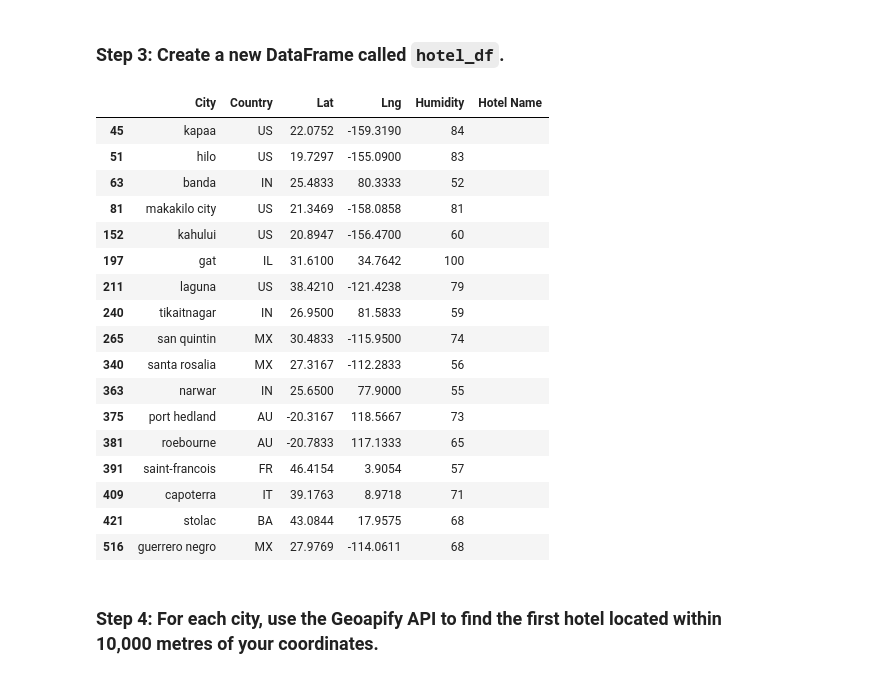
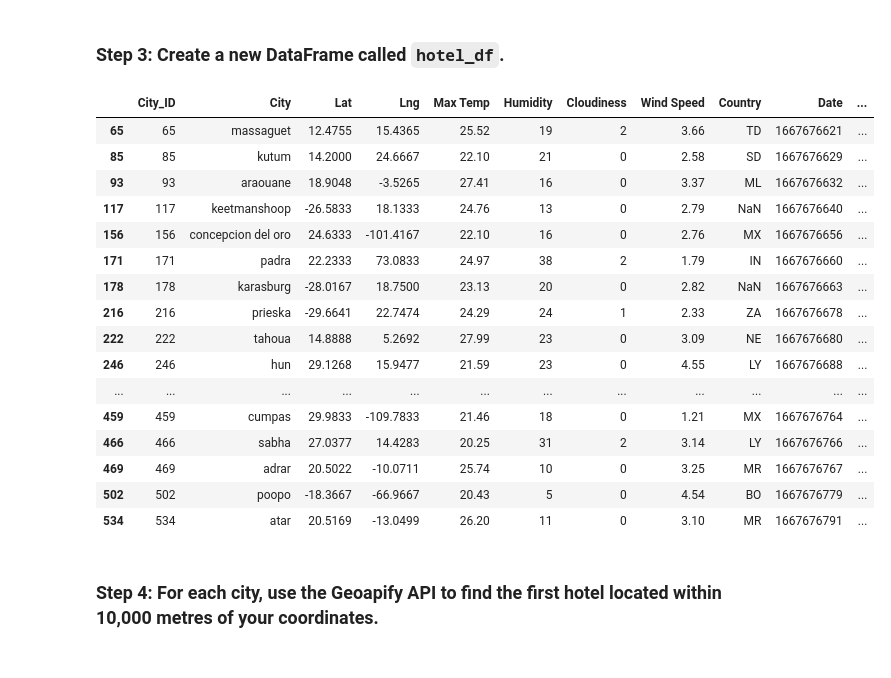
Before and after one commit to zwcrowley/Module_6_python_api_challenge, a Jupyter notebook: api_challenge/VacationPy/VacationPy_main.ipynb, the cells around one changed output. Drawn from its saved outputs; the diff is of its cells as text; code cells hidden in the pictures.

```diff
--- a/api_challenge/VacationPy/VacationPy_main.ipynb
+++ b/api_challenge/VacationPy/VacationPy_main.ipynb
@@ -111,0 +72,11 @@ cities_map
+# %%
+# Narrow down cities that fit criteria and drop any results with null values
+# My conditions were: temp btw 20 and 29C, humidity less than 40%, wind less than 5 m/s, and cloudiness less than 5%.
+ideal_city_df = city_data_df.loc[(city_data_df["Max Temp"]>20) & (city_data_df["Max Temp"]<29) & (city_data_df["Humidity"]<40) & (city_data_df["Wind Speed"]<5) &
+                                    (city_data_df["Cloudiness"]<5)]
+
+
+# Display sample data
+# This reduced the data to 20 cities:
+print(ideal_city_df.head())
+ideal_city_df.count()
@@ -113,32 +109,31 @@ cities_map
 ### Step 3: Create a new DataFrame called `hotel_df`.
 # %%
 # Use the Pandas copy function to create DataFrame called hotel_df to store the city, country, coordinates, and humidity
-# YOUR CODE HERE
+hotel_df = ideal_city_df.copy()
 
 # Add an empty column, "Hotel Name," to the DataFrame so you can store the hotel found using the Geoapify API
-# YOUR CODE HERE
+hotel_df["Hotel Name"] = ""
 
 # Display sample data
-# YOUR CODE HERE
+hotel_df
 # %% [output]
-|  | City | Country | Lat | Lng | Humidity | Hotel Name |
-| 45 | kapaa | US | 22.0752 | -159.3190 | 84 |  |
-| 51 | hilo | US | 19.7297 | -155.0900 | 83 |  |
-| 63 | banda | IN | 25.4833 | 80.3333 | 52 |  |
-| 81 | makakilo city | US | 21.3469 | -158.0858 | 81 |  |
-| 152 | kahului | US | 20.8947 | -156.4700 | 60 |  |
-| 197 | gat | IL | 31.6100 | 34.7642 | 100 |  |
-| 211 | laguna | US | 38.4210 | -121.4238 | 79 |  |
-| 240 | tikaitnagar | IN | 26.9500 | 81.5833 | 59 |  |
-| 265 | san quintin | MX | 30.4833 | -115.9500 | 74 |  |
-| 340 | santa rosalia | MX | 27.3167 | -112.2833 | 56 |  |
-| 363 | narwar | IN | 25.6500 | 77.9000 | 55 |  |
-| 375 | port hedland | AU | -20.3167 | 118.5667 | 73 |  |
-| 381 | roebourne | AU | -20.7833 | 117.1333 | 65 |  |
-| 391 | saint-francois | FR | 46.4154 | 3.9054 | 57 |  |
-| 409 | capoterra | IT | 39.1763 | 8.9718 | 71 |  |
-| 421 | stolac | BA | 43.0844 | 17.9575 | 68 |  |
-| 516 | guerrero negro | MX | 27.9769 | -114.0611 | 68 |  |
+|  | City_ID | City | Lat | Lng | Max Temp | Humidity | Cloudiness | Wind Speed | Country | Date | ... |
+| 65 | 65 | massaguet | 12.4755 | 15.4365 | 25.52 | 19 | 2 | 3.66 | TD | 1667676621 | ... |
+| 85 | 85 | kutum | 14.2000 | 24.6667 | 22.10 | 21 | 0 | 2.58 | SD | 1667676629 | ... |
+| 93 | 93 | araouane | 18.9048 | -3.5265 | 27.41 | 16 | 0 | 3.37 | ML | 1667676632 | ... |
+| 117 | 117 | keetmanshoop | -26.5833 | 18.1333 | 24.76 | 13 | 0 | 2.79 | NaN | 1667676640 | ... |
+| 156 | 156 | concepcion del oro | 24.6333 | -101.4167 | 22.10 | 16 | 0 | 2.76 | MX | 1667676656 | ... |
+| 171 | 171 | padra | 22.2333 | 73.0833 | 24.97 | 38 | 2 | 1.79 | IN | 1667676660 | ... |
+| 178 | 178 | karasburg | -28.0167 | 18.7500 | 23.13 | 20 | 0 | 2.82 | NaN | 1667676663 | ... |
+| 216 | 216 | prieska | -29.6641 | 22.7474 | 24.29 | 24 | 1 | 2.33 | ZA | 1667676678 | ... |
+| 222 | 222 | tahoua | 14.8888 | 5.2692 | 27.99 | 23 | 0 | 3.09 | NE | 1667676680 | ... |
+| 246 | 246 | hun | 29.1268 | 15.9477 | 21.59 | 23 | 0 | 4.55 | LY | 1667676688 | ... |
+| ... | ... | ... | ... | ... | ... | ... | ... | ... | ... | ... | ... |
+| 459 | 459 | cumpas | 29.9833 | -109.7833 | 21.46 | 18 | 0 | 1.21 | MX | 1667676764 | ... |
+| 466 | 466 | sabha | 27.0377 | 14.4283 | 20.25 | 31 | 2 | 3.14 | LY | 1667676766 | ... |
+| 469 | 469 | adrar | 20.5022 | -10.0711 | 25.74 | 10 | 0 | 3.25 | MR | 1667676767 | ... |
+| 502 | 502 | poopo | -18.3667 | -66.9667 | 20.43 | 5 | 0 | 4.54 | BO | 1667676779 | ... |
+| 534 | 534 | atar | 20.5169 | -13.0499 | 26.20 | 11 | 0 | 3.10 | MR | 1667676791 | ... |
 # %% [markdown]
 ### Step 4: For each city, use the Geoapify API to find the first hotel located within 10,000 metres of your coordinates.
 # %%
```
Also changed, not shown: parts of 3 cells of this notebook.
